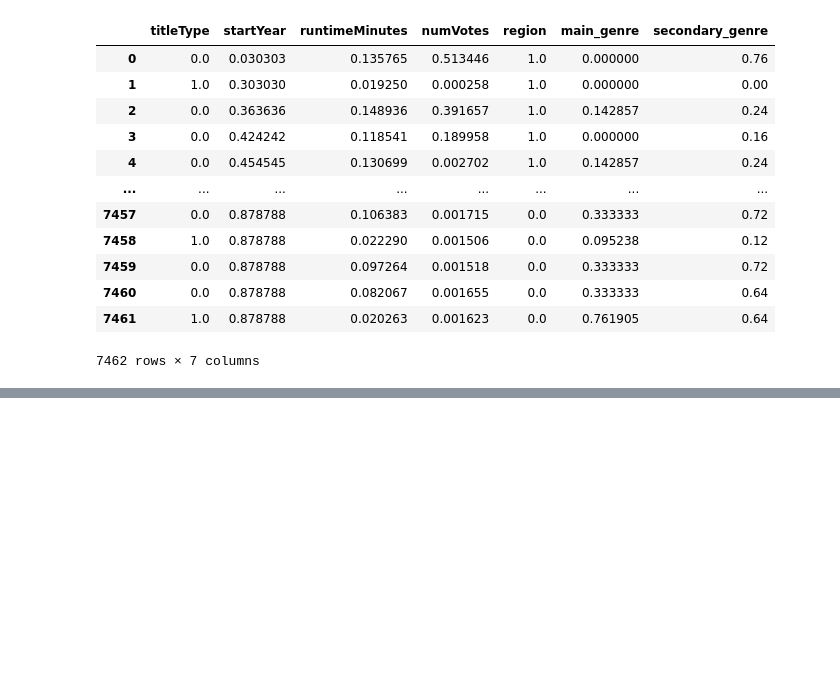
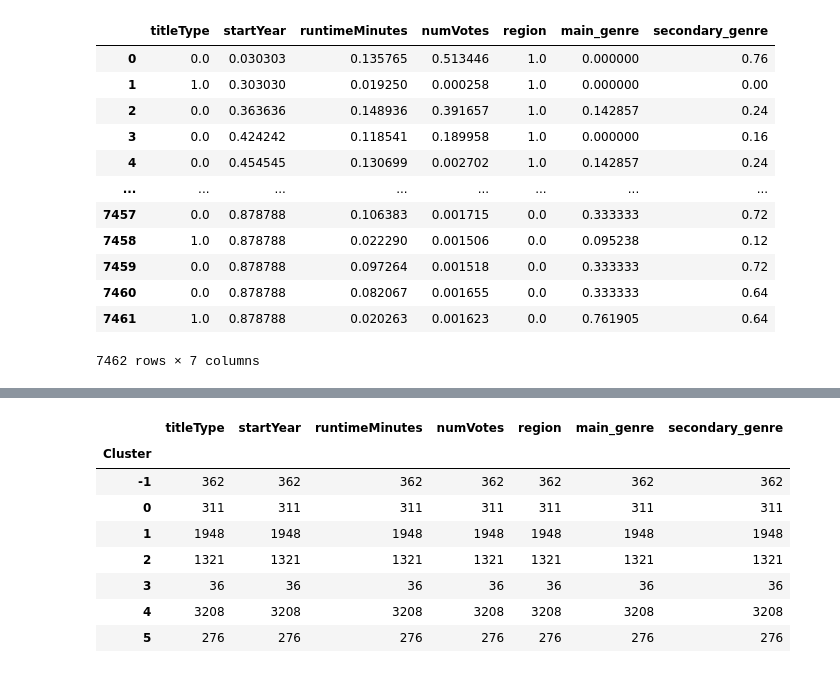
Before and after one commit to ddummann/BI-202302-1, a Jupyter notebook: Lab1/DBScan.ipynb, the cells around one changed output, grey strips where cells are left out. Saved outputs shown, nothing was run; the diff lists cells and outputs as text; code cells hidden in the pictures; blank space fills up the shorter version.

```diff
--- a/Lab1/DBScan.ipynb
+++ b/Lab1/DBScan.ipynb
@@ -121,0 +154,12 @@ array([-1, -1, -1, ..., -1, -1, -1], dtype=int64)
+# %%
+HDBSCAN_data.groupby('Cluster').count()
+# %% [output]
+|  | titleType | startYear | runtimeMinutes | numVotes | region | main_genre | secondary_genre |
+| Cluster |  |  |  |  |  |  |  |
+| -1 | 362 | 362 | 362 | 362 | 362 | 362 | 362 |
+| 0 | 311 | 311 | 311 | 311 | 311 | 311 | 311 |
+| 1 | 1948 | 1948 | 1948 | 1948 | 1948 | 1948 | 1948 |
+| 2 | 1321 | 1321 | 1321 | 1321 | 1321 | 1321 | 1321 |
+| 3 | 36 | 36 | 36 | 36 | 36 | 36 | 36 |
+| 4 | 3208 | 3208 | 3208 | 3208 | 3208 | 3208 | 3208 |
+| 5 | 276 | 276 | 276 | 276 | 276 | 276 | 276 |
```
Also changed, not shown: parts of 13 cells of this notebook.
